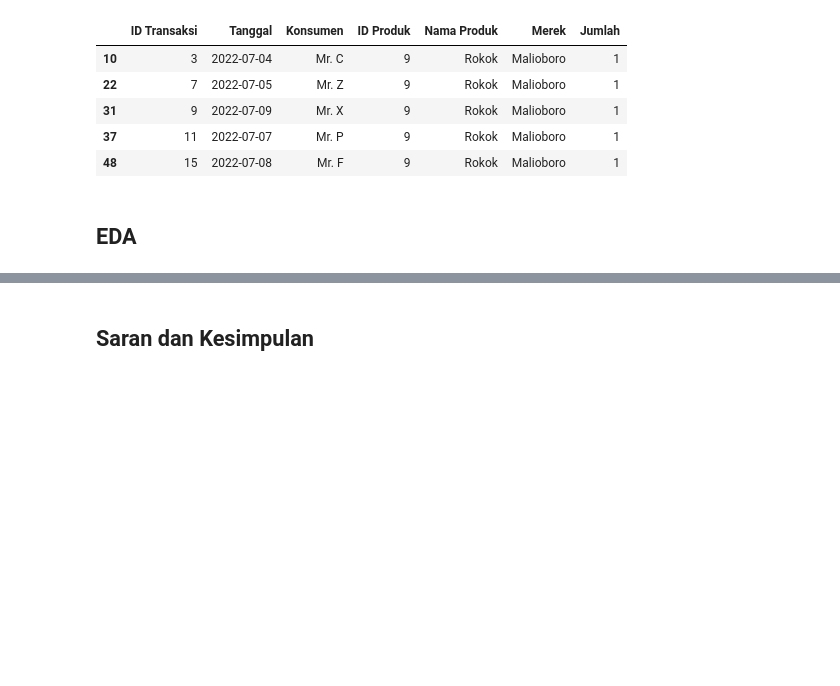
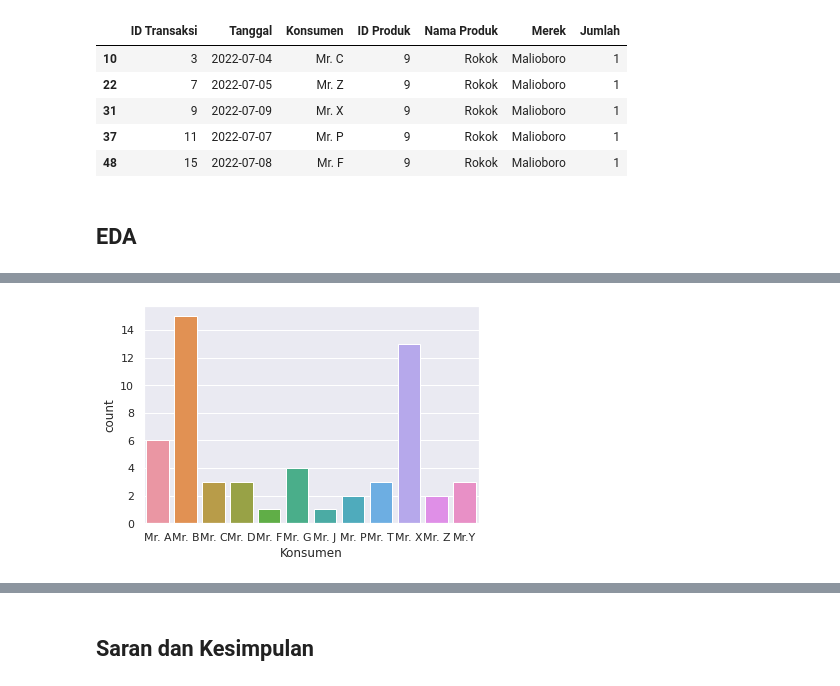
Before and after one commit to yogaap113/Case-Study-03-Data-Mining-UIN-Ganjil-2022-Kelompok-1, a Jupyter notebook: Case_Study_03_Data_Mining_UIN_Ganjil_2022_Kelompok_1.ipynb, the cells around one changed output, grey strips where cells are left out. Cells and saved outputs as stored; diff of their text form; code cells hidden in the pictures; blank space fills up the shorter version.

```diff
--- a/Case_Study_03_Data_Mining_UIN_Ganjil_2022_Kelompok_1.ipynb
+++ b/Case_Study_03_Data_Mining_UIN_Ganjil_2022_Kelompok_1.ipynb
@@ -248,0 +253,4 @@ produk_rokok.head()
+# %%
+p = sns.countplot(x = "Konsumen", data = df)
+# %% [output]
+[figure, added]
```
Also changed, not shown: parts of 3 cells of this notebook.
